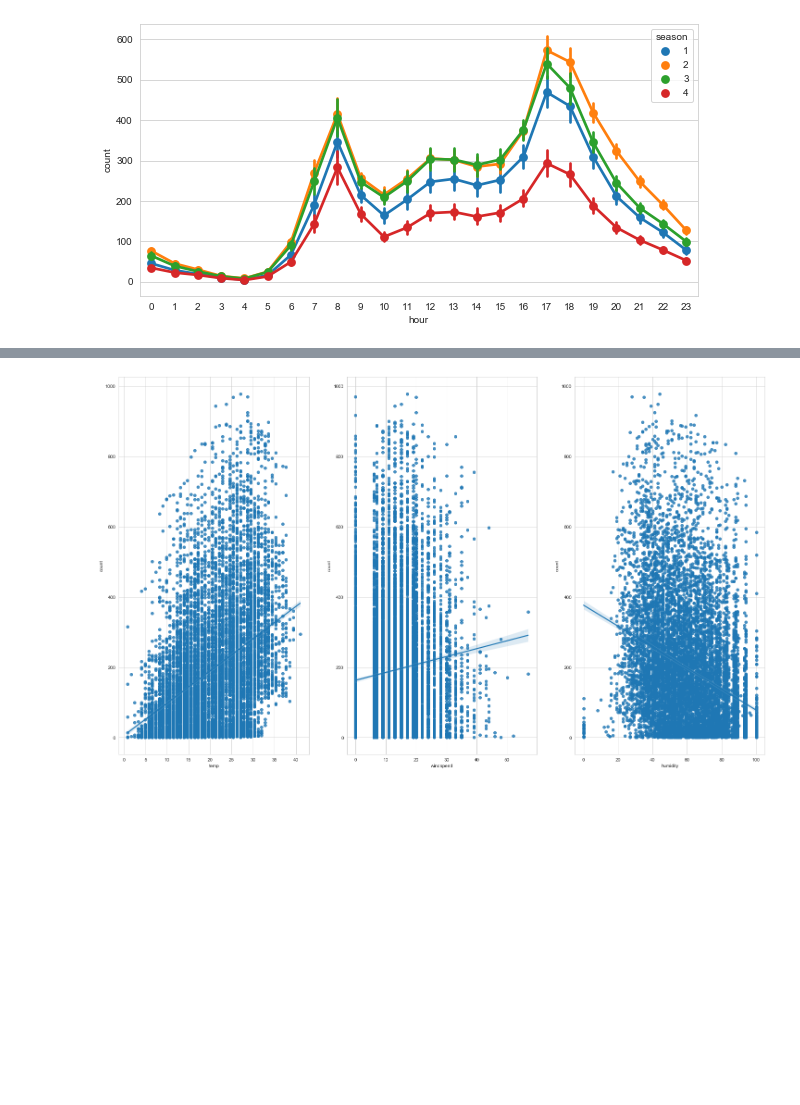
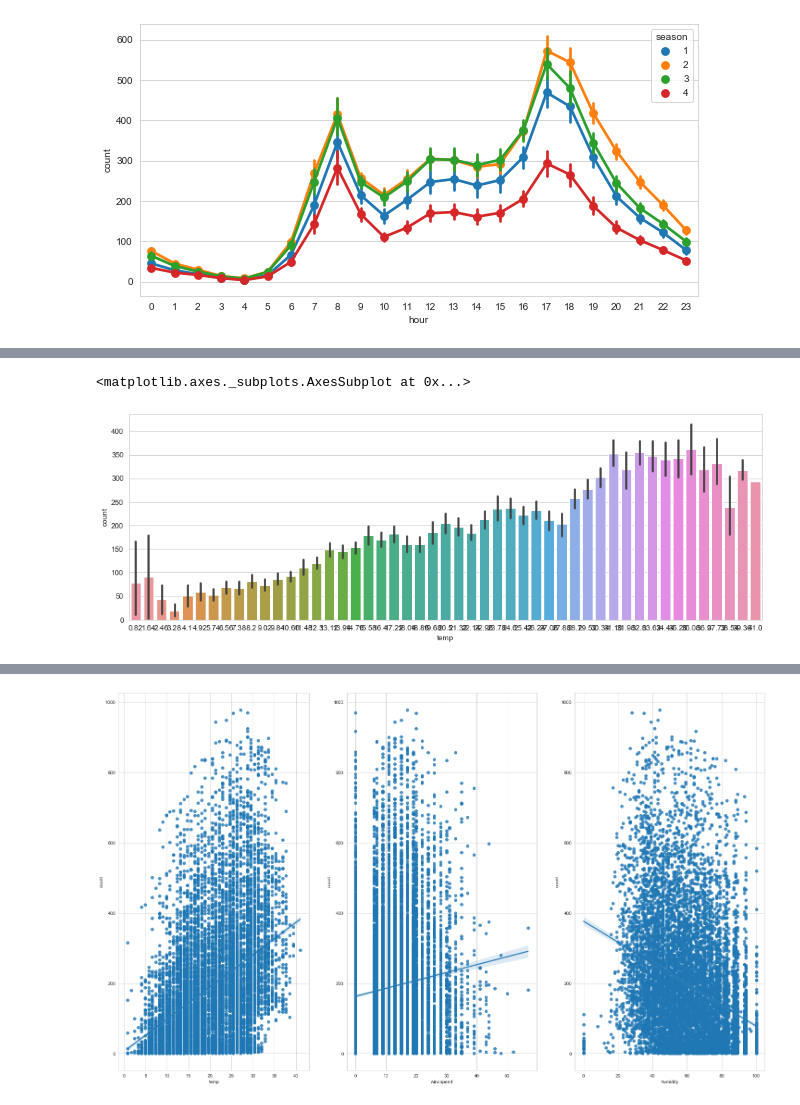
Before and after one commit to xddongx/flexink, a Jupyter notebook: bike sharing/bike sharing.ipynb, the cells around one changed output, grey strips where cells are left out. Saved outputs shown, nothing was run; the diff lists cells and outputs as text; code cells hidden in the pictures; blank space fills up the shorter version.

```diff
--- a/bike sharing/bike sharing.ipynb
+++ b/bike sharing/bike sharing.ipynb
@@ -235,0 +259,6 @@ pointplt('month')
+# %%
+plt.figure(figsize=(15,5))
+sns.barplot(x='temp',y='count',data=df_train)
+# %% [output]
+<matplotlib.axes._subplots.AxesSubplot at 0x...>
+[figure, added]
```
Also changed, not shown: parts of 18 cells of this notebook, 7 other files.
